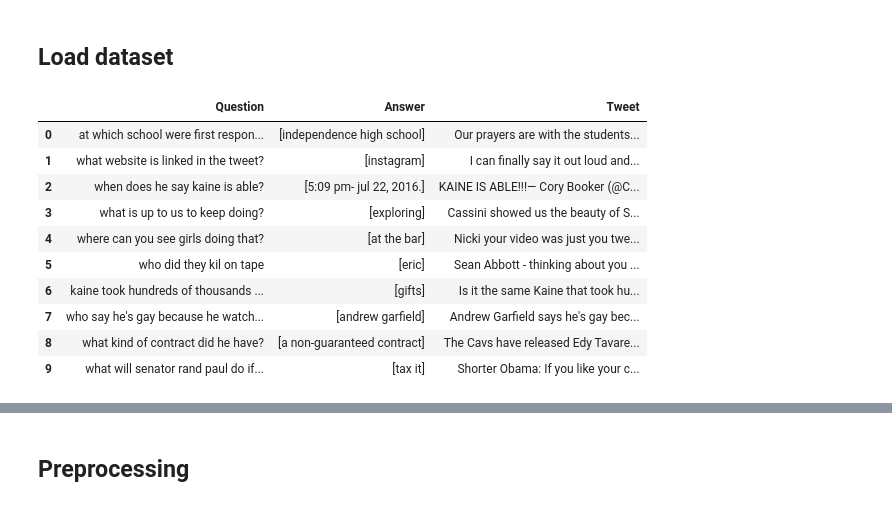
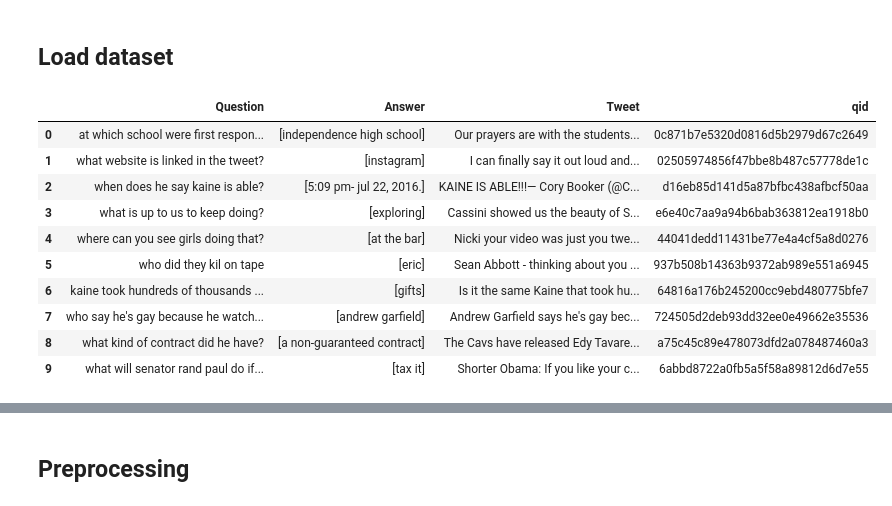
Before and after one commit to KaishuoWang/TweetQA, a Jupyter notebook: ByT5.ipynb, the cells around one changed output, grey strips where cells are left out. Cells and saved outputs as stored; diff of their text form; code cells hidden in the pictures.

```diff
--- a/ByT5.ipynb
+++ b/ByT5.ipynb
@@ -20,23 +20,21 @@ device(type='cuda', index=0)
 ## Load dataset
 # %%
 train = pd.read_json(DATA_PATH+'data/train.json')
-train = train.drop('qid', axis=1)
 dev = pd.read_json(DATA_PATH+'data/dev.json')
-dev = dev.drop('qid', axis=1)
 
 train.head(10)
 # %% [output]
-|  | Question | Answer | Tweet |
-| 0 | at which school were first respon... | [independence high school] | Our prayers are with the students... |
-| 1 | what website is linked in the tweet? | [instagram] | I can finally say it out loud and... |
-| 2 | when does he say kaine is able? | [5:09 pm- jul 22, 2016.] | KAINE IS ABLE!!!— Cory Booker (@C... |
-| 3 | what is up to us to keep doing? | [exploring] | Cassini showed us the beauty of S... |
-| 4 | where can you see girls doing that? | [at the bar] | Nicki your video was just you twe... |
-| 5 | who did they kil on tape | [eric] | Sean Abbott - thinking about you ... |
-| 6 | kaine took hundreds of thousands ... | [gifts] | Is it the same Kaine that took hu... |
-| 7 | who say he's gay because he watch... | [andrew garfield] | Andrew Garfield says he's gay bec... |
-| 8 | what kind of contract did he have? | [a non-guaranteed contract] | The Cavs have released Edy Tavare... |
-| 9 | what will senator rand paul do if... | [tax it] | Shorter Obama: If you like your c... |
+|  | Question | Answer | Tweet | qid |
+| 0 | at which school were first respon... | [independence high school] | Our prayers are with the students... | 0c871b7e5320d0816d5b2979d67c2649 |
+| 1 | what website is linked in the tweet? | [instagram] | I can finally say it out loud and... | 02505974856f47bbe8b487c57778de1c |
+| 2 | when does he say kaine is able? | [5:09 pm- jul 22, 2016.] | KAINE IS ABLE!!!— Cory Booker (@C... | d16eb85d141d5a87bfbc438afbcf50aa |
+| 3 | what is up to us to keep doing? | [exploring] | Cassini showed us the beauty of S... | e6e40c7aa9a94b6bab363812ea1918b0 |
+| 4 | where can you see girls doing that? | [at the bar] | Nicki your video was just you twe... | 44041dedd11431be77e4a4cf5a8d0276 |
+| 5 | who did they kil on tape | [eric] | Sean Abbott - thinking about you ... | 937b508b14363b9372ab989e551a6945 |
+| 6 | kaine took hundreds of thousands ... | [gifts] | Is it the same Kaine that took hu... | 64816a176b245200cc9ebd480775bfe7 |
+| 7 | who say he's gay because he watch... | [andrew garfield] | Andrew Garfield says he's gay bec... | 724505d2deb93dd32ee0e49662e35536 |
+| 8 | what kind of contract did he have? | [a non-guaranteed contract] | The Cavs have released Edy Tavare... | a75c45c89e478073dfd2a078487460a3 |
+| 9 | what will senator rand paul do if... | [tax it] | Shorter Obama: If you like your c... | 6abbd8722a0fb5a5f58a89812d6d7e55 |
 # %%
 train['Tweet length'] = train.Tweet.apply(len)
 sns.displot(train, x='Tweet length')
```
Also changed, not shown: parts of 4 cells of this notebook, 2 other files.
